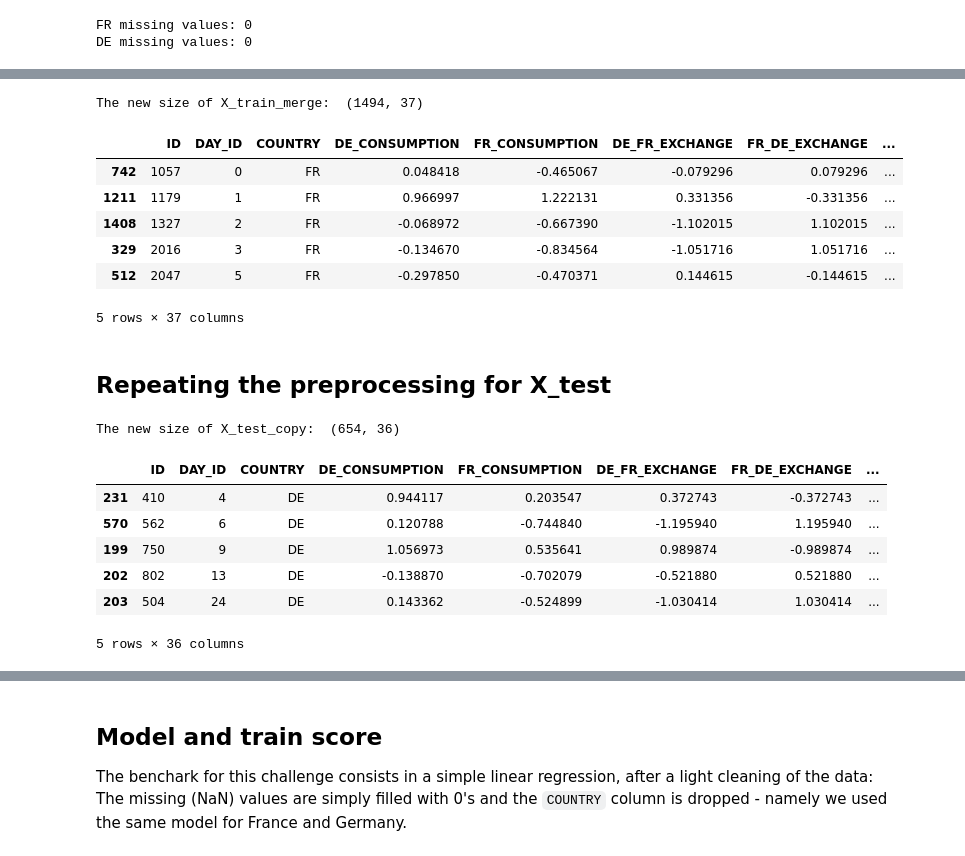
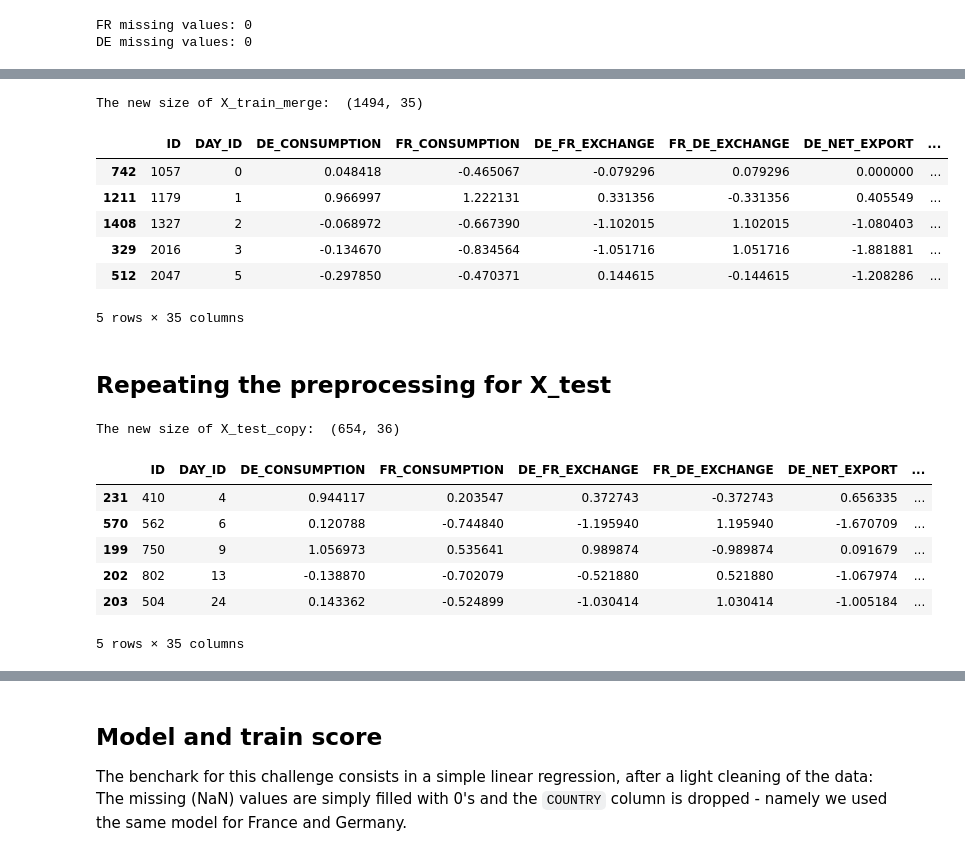
Before and after one commit to rngaili/Electricity-Price-Prediction, a Jupyter notebook: Benchmark_QRT_en.ipynb, the cells around one changed output, grey strips where cells are left out. Cells and saved outputs as stored; diff of their text form; code cells hidden in the pictures.

```diff
--- a/Benchmark_QRT_en.ipynb
+++ b/Benchmark_QRT_en.ipynb
@@ -87,8 +79,0 @@ plt.show()
-# %%
-X_train['target'] = Y_train['TARGET']
-numerical_columns = X_train.select_dtypes(include=['float64', 'int64'])
-correlation_matrix = numerical_columns.corr()
-plt.figure(figsize=(10, 8))
-sns.heatmap(correlation_matrix, cmap='coolwarm', fmt=".2f")
-plt.title('Correlation Matrix')
-plt.show()
@@ -237,18 +171,19 @@ france_df_filled
 # %%
-#merge fr_df and de_df together
-X_train_merge= pd.concat([fr_df, de_df])
+# merge fr_df and de_df together
+X_train_merge = pd.concat([fr_df, de_df])
+X_train_merge = X_train_merge.drop('COUNTRY', axis=1)
 print("The new size of X_train_merge: ", X_train_merge.shape)
 
 X_train_merge.head()
 # %% [output]
-The new size of X_train_merge:  (1494, 37)
+The new size of X_train_merge:  (1494, 35)
-|  | ID | DAY_ID | COUNTRY | DE_CONSUMPTION | FR_CONSUMPTION | DE_FR_EXCHANGE | FR_DE_EXCHANGE | ... |
-| 742 | 1057 | 0 | FR | 0.048418 | -0.465067 | -0.079296 | 0.079296 | ... |
-| 1211 | 1179 | 1 | FR | 0.966997 | 1.222131 | 0.331356 | -0.331356 | ... |
-| 1408 | 1327 | 2 | FR | -0.068972 | -0.667390 | -1.102015 | 1.102015 | ... |
-| 329 | 2016 | 3 | FR | -0.134670 | -0.834564 | -1.051716 | 1.051716 | ... |
-| 512 | 2047 | 5 | FR | -0.297850 | -0.470371 | 0.144615 | -0.144615 | ... |
+|  | ID | DAY_ID | DE_CONSUMPTION | FR_CONSUMPTION | DE_FR_EXCHANGE | FR_DE_EXCHANGE | DE_NET_EXPORT | ... |
+| 742 | 1057 | 0 | 0.048418 | -0.465067 | -0.079296 | 0.079296 | 0.000000 | ... |
+| 1211 | 1179 | 1 | 0.966997 | 1.222131 | 0.331356 | -0.331356 | 0.405549 | ... |
+| 1408 | 1327 | 2 | -0.068972 | -0.667390 | -1.102015 | 1.102015 | -1.080403 | ... |
+| 329 | 2016 | 3 | -0.134670 | -0.834564 | -1.051716 | 1.051716 | -1.881881 | ... |
+| 512 | 2047 | 5 | -0.297850 | -0.470371 | 0.144615 | -0.144615 | -1.208286 | ... |
-5 rows × 37 columns
+5 rows × 35 columns
 # %% [markdown]
 ## Repeating the preprocessing for X_test
 # %%
@@ -275,14 +210,15 @@ france_test_df_filled = fill_with_running_avg(fr_test_df)
 germany_test_df_filled = fill_with_running_avg(de_test_df)
 
 # Merging the two data frames
-X_test_merge= pd.concat([germany_test_df_filled, france_test_df_filled])
+X_test_merge = pd.concat([germany_test_df_filled, france_test_df_filled])
+X_test_merge = X_test_merge.drop('COUNTRY', axis=1)
 X_test_merge.head()
 # %% [output]
 The new size of X_test_copy:  (654, 36)
-|  | ID | DAY_ID | COUNTRY | DE_CONSUMPTION | FR_CONSUMPTION | DE_FR_EXCHANGE | FR_DE_EXCHANGE | ... |
-| 231 | 410 | 4 | DE | 0.944117 | 0.203547 | 0.372743 | -0.372743 | ... |
-| 570 | 562 | 6 | DE | 0.120788 | -0.744840 | -1.195940 | 1.195940 | ... |
-| 199 | 750 | 9 | DE | 1.056973 | 0.535641 | 0.989874 | -0.989874 | ... |
-| 202 | 802 | 13 | DE | -0.138870 | -0.702079 | -0.521880 | 0.521880 | ... |
-| 203 | 504 | 24 | DE | 0.143362 | -0.524899 | -1.030414 | 1.030414 | ... |
+|  | ID | DAY_ID | DE_CONSUMPTION | FR_CONSUMPTION | DE_FR_EXCHANGE | FR_DE_EXCHANGE | DE_NET_EXPORT | ... |
+| 231 | 410 | 4 | 0.944117 | 0.203547 | 0.372743 | -0.372743 | 0.656335 | ... |
+| 570 | 562 | 6 | 0.120788 | -0.744840 | -1.195940 | 1.195940 | -1.670709 | ... |
+| 199 | 750 | 9 | 1.056973 | 0.535641 | 0.989874 | -0.989874 | 0.091679 | ... |
+| 202 | 802 | 13 | -0.138870 | -0.702079 | -0.521880 | 0.521880 | -1.067974 | ... |
+| 203 | 504 | 24 | 0.143362 | -0.524899 | -1.030414 | 1.030414 | -1.005184 | ... |
-5 rows × 36 columns
+5 rows × 35 columns
```
Also changed, not shown: parts of 44 cells of this notebook.
